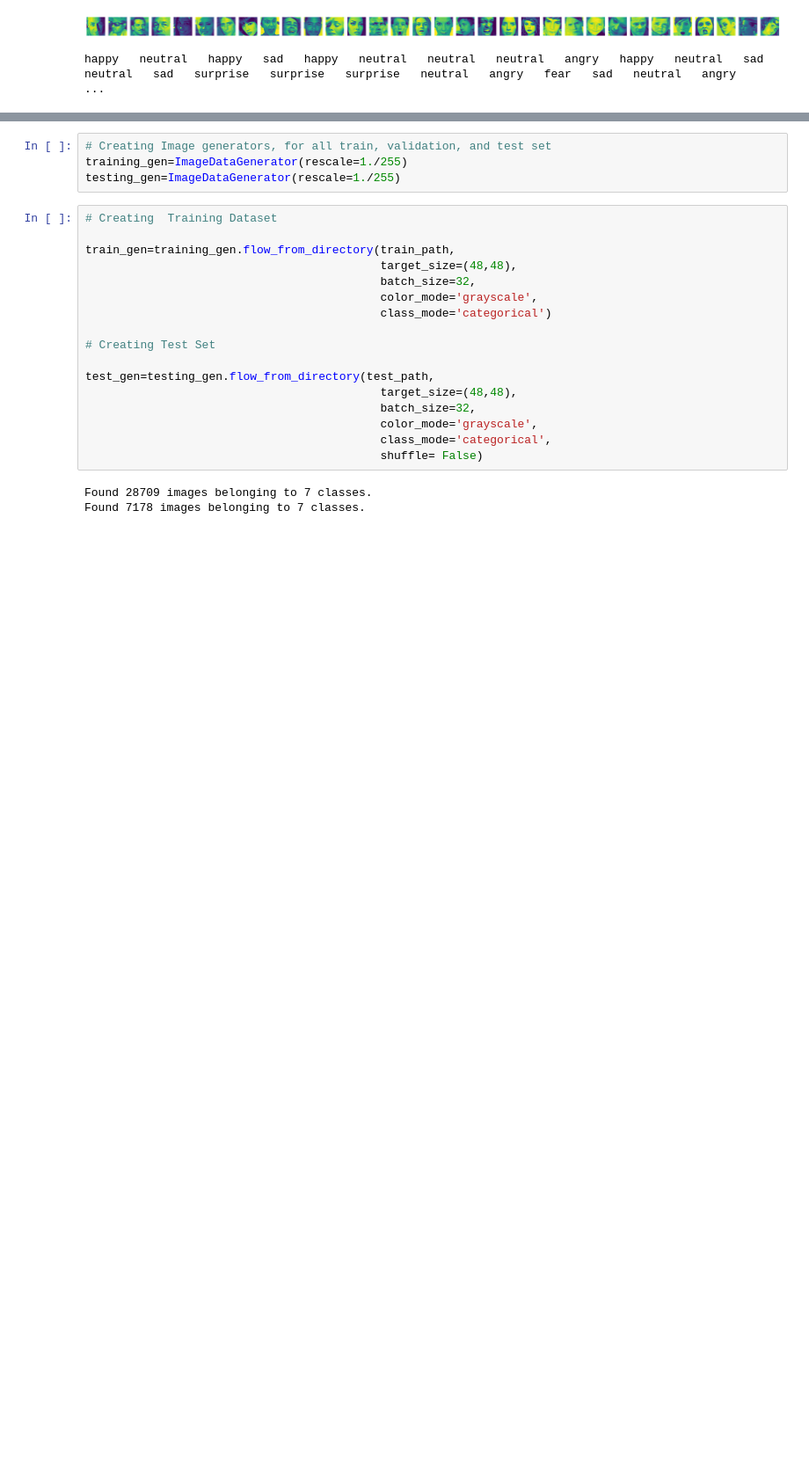
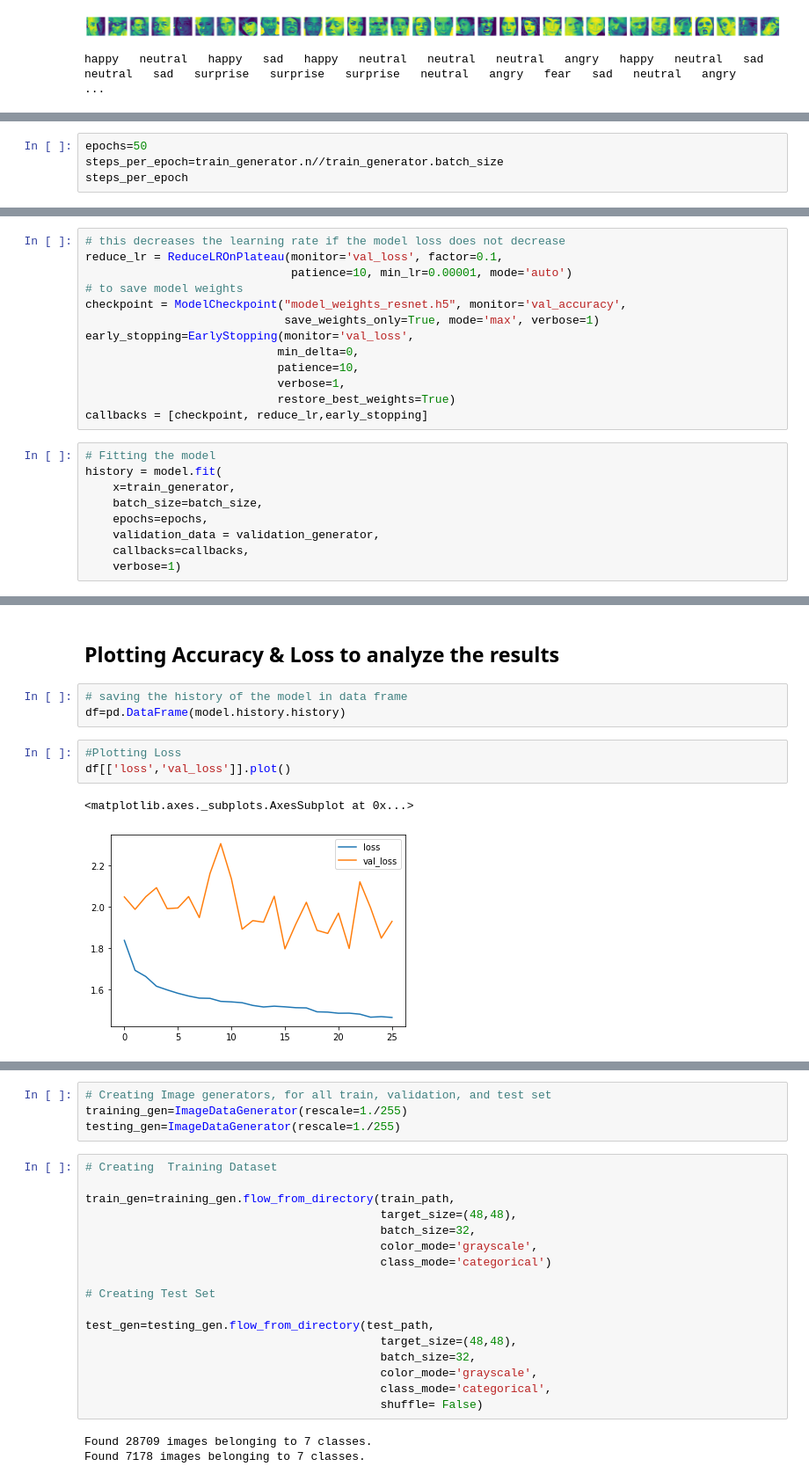
Before and after one commit to rahul-kr-soni/Online-Classroom-Visual-Sentiment-Detection, a Jupyter notebook: Rahul_Kumar_soni_Face Emotion Recognition.ipynb, the cells around one changed output, grey strips where cells are left out. Shown at 88% size. Cells and saved outputs as stored; diff of their text form; blank space fills up the shorter version.

```diff
--- a/Rahul_Kumar_soni_Face Emotion Recognition.ipynb
+++ b/Rahul_Kumar_soni_Face Emotion Recognition.ipynb
@@ -182,0 +288,4 @@ Its usually a good idea to manipulate the images with scaling so the model becom
+# %%
+epochs=50
+steps_per_epoch=train_generator.n//train_generator.batch_size
+steps_per_epoch
@@ -182,0 +299,22 @@ Its usually a good idea to manipulate the images with scaling so the model becom
+# %%
+# this decreases the learning rate if the model loss does not decrease
+reduce_lr = ReduceLROnPlateau(monitor='val_loss', factor=0.1,
+                              patience=10, min_lr=0.00001, mode='auto')
+# to save model weights
+checkpoint = ModelCheckpoint("model_weights_resnet.h5", monitor='val_accuracy',
+                             save_weights_only=True, mode='max', verbose=1)
+early_stopping=EarlyStopping(monitor='val_loss',
+                            min_delta=0,
+                            patience=10,
+                            verbose=1,
+                            restore_best_weights=True)
+callbacks = [checkpoint, reduce_lr,early_stopping]
+# %%
+# Fitting the model
+history = model.fit(
+    x=train_generator,
+    batch_size=batch_size,
+    epochs=epochs,
+    validation_data = validation_generator,
+    callbacks=callbacks,
+    verbose=1)
@@ -182,0 +339,11 @@ Its usually a good idea to manipulate the images with scaling so the model becom
+# %% [markdown]
+## Plotting Accuracy & Loss to analyze the results
+# %%
+# saving the history of the model in data frame
+df=pd.DataFrame(model.history.history)
+# %%
+#Plotting Loss
+df[['loss','val_loss']].plot()
+# %% [output]
+<matplotlib.axes._subplots.AxesSubplot at 0x...>
+[figure, added]
```
Also changed, not shown: parts of 17 cells of this notebook.
